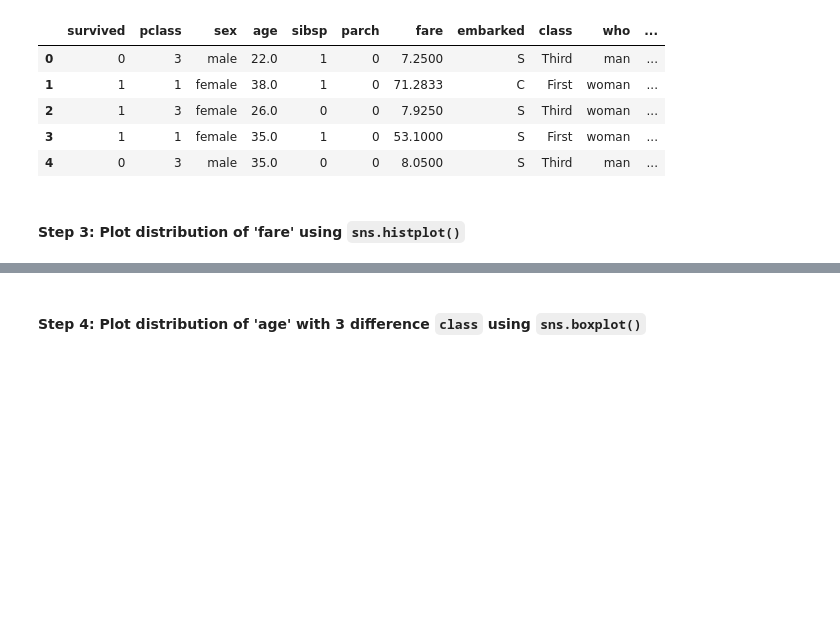
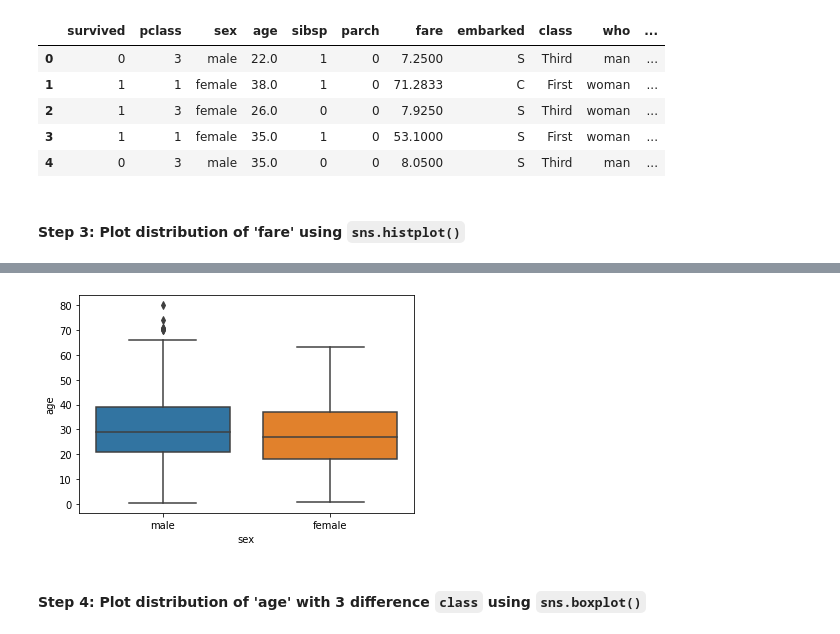
Before and after one commit to honghanhh/mci_python_31_level_1, a Jupyter notebook: Live Slides/Live Lecture 10/Dat_Live_Lecture10.ipynb, the cells around one changed output, grey strips where cells are left out. Saved outputs shown, nothing was run; the diff lists cells and outputs as text; code cells hidden in the pictures; blank space fills up the shorter version.

```diff
--- a/Live Slides/Live Lecture 10/Dat_Live_Lecture10.ipynb
+++ b/Live Slides/Live Lecture 10/Dat_Live_Lecture10.ipynb
@@ -234,3 +185,8 @@ plt.title("Plot distribution of 'fare'");
+# %%
+sns.boxplot(data = titanic, x='sex', y='age')
+plt.show()
+# %% [output]
+[figure, added]
 # %% [markdown]
 #### Step 4: Plot distribution of 'age' with 3 difference `class` using `sns.boxplot()`
 # %%
```
Also changed, not shown: parts of 45 cells of this notebook, 9 other files.
